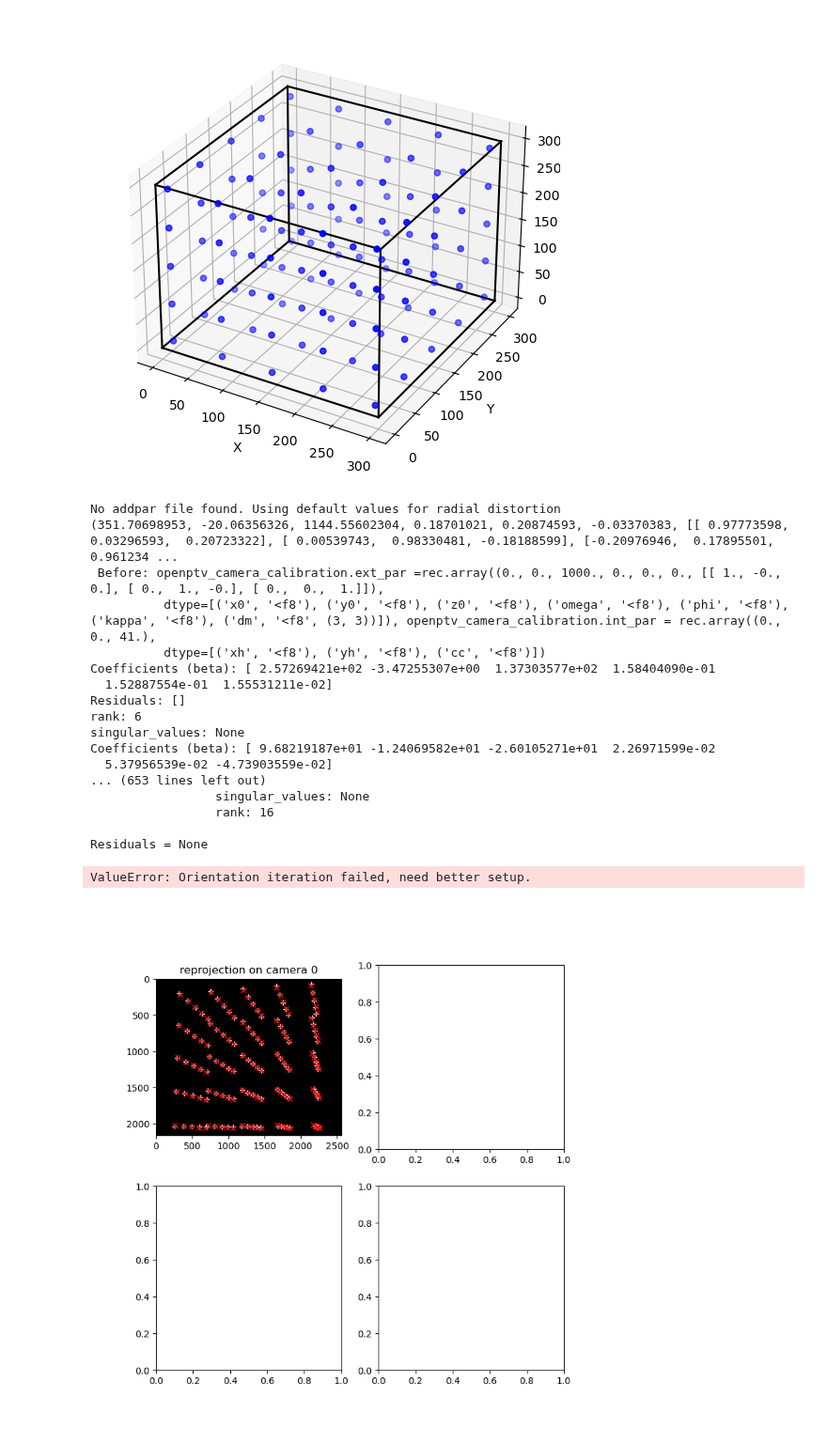
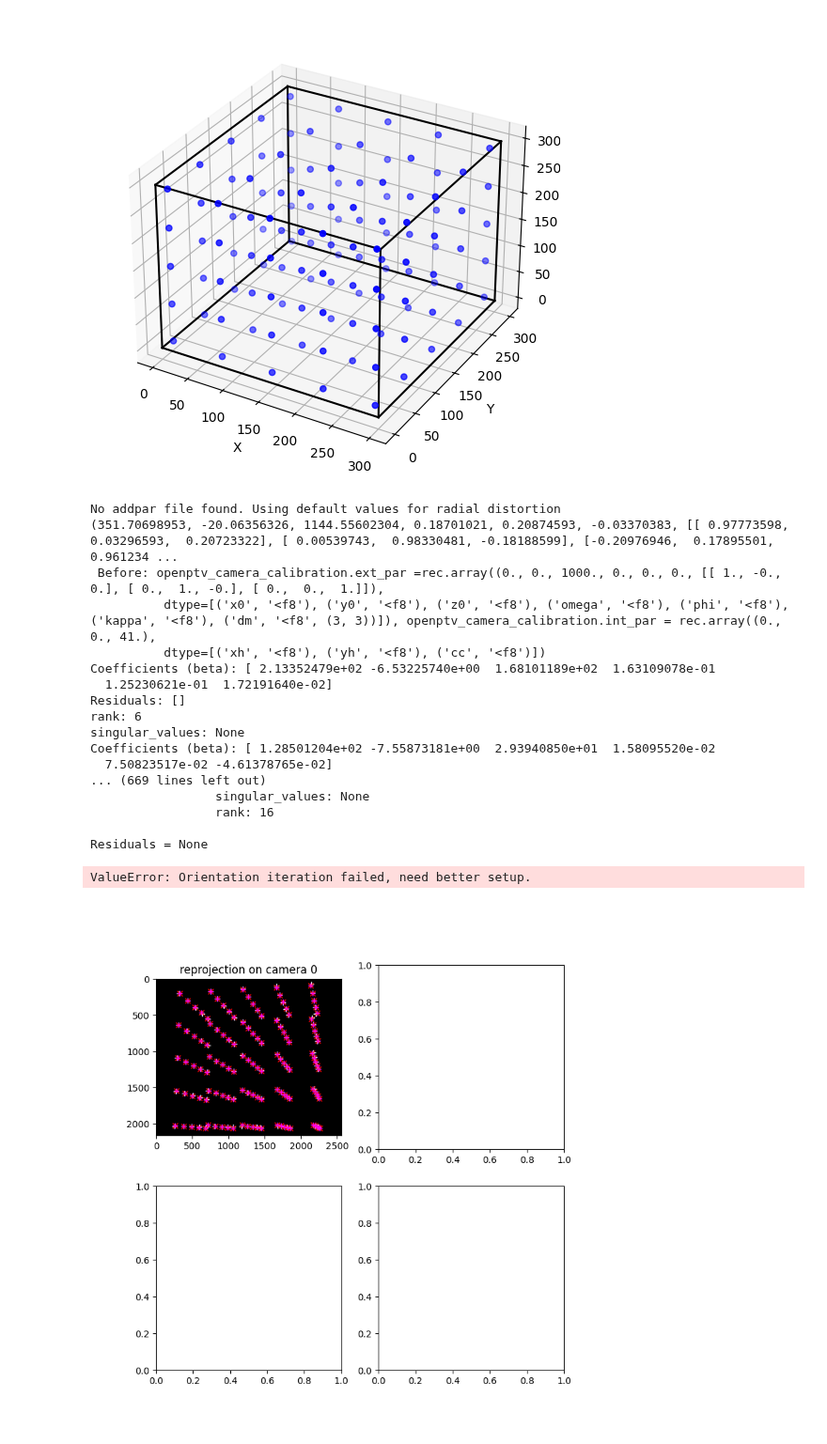
Before and after one commit to OpenPTV/proPTV_OpenPTV_MyPTV_comparison, a Jupyter notebook: from_proPTV_to_OpenPTV.ipynb, the cells around one changed output. Shown at 94% size. Cells and saved outputs as stored; diff of their text form; code cells hidden in the pictures.

Commit message:
added fixed glass distance

```diff
--- a/from_proPTV_to_OpenPTV.ipynb
+++ b/from_proPTV_to_OpenPTV.ipynb
@@ -163,6 +163,10 @@ for c in range(4):
 
     openptv_camera_calibration.int_par.cc = 41.0 # nobody can guess
 
+    # since we use multi-media, we better set the in-water distance
+    # using glass vector
+    openptv_camera_calibration.glass_par = np.array([0.0, 0.0, 300.0]) # 300 mm tank width
+
     print(f" Before: {openptv_camera_calibration.ext_par =}, {openptv_camera_calibration.int_par = }")
 
 
@@ -180,42 +184,53 @@ for c in range(4):
     axis[int(c/2),c%2].plot(xy_optv[:,0],xy_optv[:,1],'x',c='red')
 
 
     # Run the multiplane calibration in full
 
-    orient_parameters.ccflag=1
-    orient_parameters.xhflag=1
-    orient_parameters.yhflag=1
-
     residuals, targ_ix, err_est = full_calibration(openptv_camera_calibration, all_known,
                                                     targs, control_parameters, orient_parameters,
                                                     dm = 1e-4, drad = 1e-4)
 
-    # %%
-    print(f" After fine calibration: {openptv_camera_calibration.ext_par =}, {openptv_camera_calibration.int_par = }")
+    print(f" After fine calibration 1: {openptv_camera_calibration.ext_par =}, {openptv_camera_calibration.int_par = }")
 
     xy_optv = openptv_project_XYZ_on_camera(np.vstack([X.flat,Y.flat,Z.flat]).T, openptv_camera_calibration, control_parameters)
     axis[int(c/2),c%2].plot(xy_optv[:,0],xy_optv[:,1],'+',c='magenta')
 
 
 
+    # let some parameters be fixed to change:
+    orient_parameters.ccflag=0
+    orient_parameters.xhflag=0
+    orient_parameters.yhflag=0
+    orient_parameters.scxflag=1
+
+    residuals, targ_ix, err_est = full_calibration(openptv_camera_calibration, all_known,
+                                                    targs, control_parameters, orient_parameters,
+                                                    dm = 1e-11, drad = 1e-11)
+
+
+    xy_optv = openptv_project_XYZ_on_camera(np.vstack([X.flat,Y.flat,Z.flat]).T, openptv_camera_calibration, control_parameters)
+    axis[int(c/2),c%2].plot(xy_optv[:,0],xy_optv[:,1],'.',c='magenta')
+
+
+
 # fig.show()
 # %% [output]
 No addpar file found. Using default values for radial distortion
 (351.70698953, -20.06356326, 1144.55602304, 0.18701021, 0.20874593, -0.03370383, [[ 0.97773598,  0.03296593,  0.20723322], [ 0.00539743,  0.98330481, -0.18188599], [-0.20976946,  0.17895501,  0.961234 ...
  Before: openptv_camera_calibration.ext_par =rec.array((0., 0., 1000., 0., 0., 0., [[ 1., -0.,  0.], [ 0.,  1., -0.], [ 0.,  0.,  1.]]),
           dtype=[('x0', '<f8'), ('y0', '<f8'), ('z0', '<f8'), ('omega', '<f8'), ('phi', '<f8'), ('kappa', '<f8'), ('dm', '<f8', (3, 3))]), openptv_camera_calibration.int_par = rec.array((0., 0., 41.),
           dtype=[('xh', '<f8'), ('yh', '<f8'), ('cc', '<f8')])
-Coefficients (beta): [ 2.57269421e+02 -3.47255307e+00  1.37303577e+02  1.58404090e-01
-  1.52887554e-01  1.55531211e-02]
+Coefficients (beta): [ 2.13352479e+02 -6.53225740e+00  1.68101189e+02  1.63109078e-01
+  1.25230621e-01  1.72191640e-02]
 Residuals: []
 rank: 6
 singular_values: None
-Coefficients (beta): [ 9.68219187e+01 -1.24069582e+01 -2.60105271e+01  2.26971599e-02
-  5.37956539e-02 -4.73903559e-02]
-... (653 lines left out)
+Coefficients (beta): [ 1.28501204e+02 -7.55873181e+00  2.93940850e+01  1.58095520e-02
+  7.50823517e-02 -4.61378765e-02]
+... (669 lines left out)
                  singular_values: None
                  rank: 16
 
 Residuals = None
 ValueError: Orientation iteration failed, need better setup.
-[figure, old version]
+[figure, new version]
```
